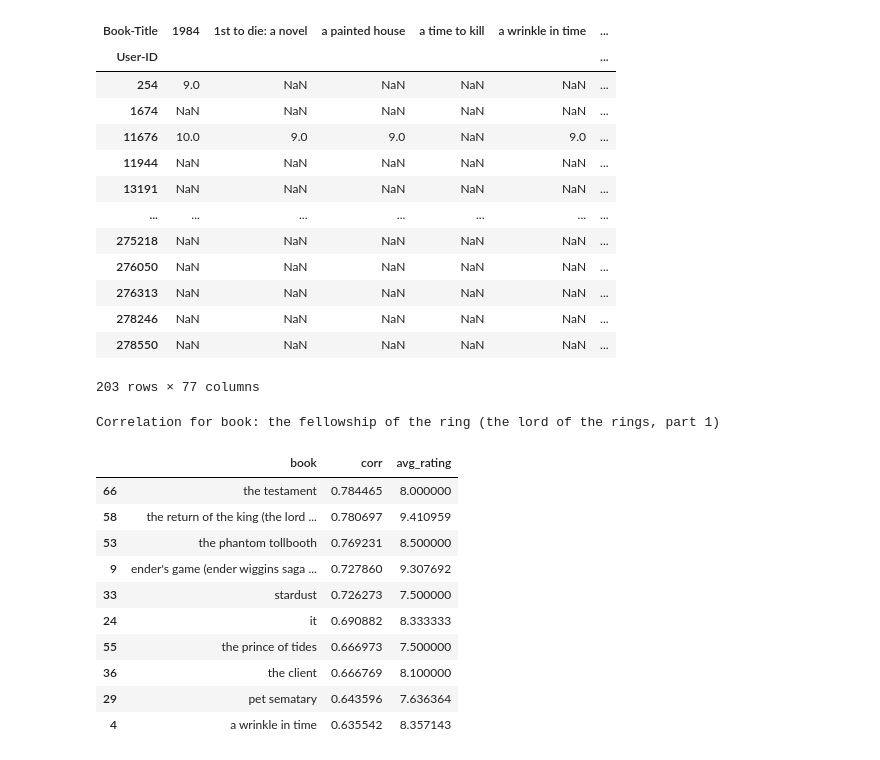
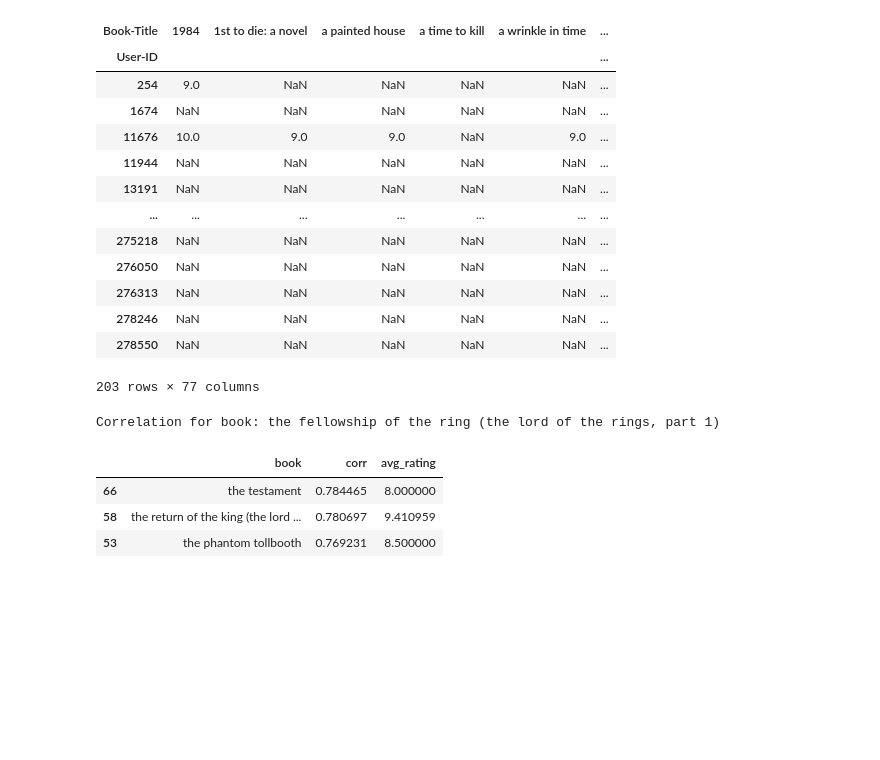
Before and after one commit to daim77/different, a Jupyter notebook: book_task.ipynb, the cells around one changed output. Drawn from its saved outputs; the diff is of its cells as text; code cells hidden in the pictures; blank space fills up the shorter version.

```diff
--- a/book_task.ipynb
+++ b/book_task.ipynb
@@ -178,9 +178,6 @@ dataset_for_corr
 203 rows × 77 columns
 # %%
 LoR_list = ['the fellowship of the ring (the lord of the rings, part 1)']
-
-result_list = []
-worst_list = []
 
 for LoR_book in LoR_list:
 
@@ -204,28 +201,14 @@ for LoR_book in LoR_list:
 
 
     corr_fellowship = pd.DataFrame(list(zip(book_titles, correlations, avgrating)), columns=['book','corr','avg_rating'])
-    corr_fellowship.head()
-
-    result_list.append(corr_fellowship.sort_values('corr', ascending = False).head(10))
-
-    worst_list.append(corr_fellowship.sort_values('corr', ascending = False).tail(10))
 
 print("Correlation for book:", LoR_list[0])
-
-rslt = result_list[0]
 # %% [output]
 Correlation for book: the fellowship of the ring (the lord of the rings, part 1)
-# %%
-result_list[0]
-# %% [output]
-|  | book | corr | avg_rating |
-| 66 | the testament | 0.784465 | 8.000000 |
-| 58 | the return of the king (the lord ... | 0.780697 | 9.410959 |
-| 53 | the phantom tollbooth | 0.769231 | 8.500000 |
-| 9 | ender's game (ender wiggins saga ... | 0.727860 | 9.307692 |
-| 33 | stardust | 0.726273 | 7.500000 |
-| 24 | it | 0.690882 | 8.333333 |
-| 55 | the prince of tides | 0.666973 | 7.500000 |
-| 36 | the client | 0.666769 | 8.100000 |
-| 29 | pet sematary | 0.643596 | 7.636364 |
-| 4 | a wrinkle in time | 0.635542 | 8.357143 |
+# %%
+corr_fellowship.sort_values('corr', ascending = False).iloc[:3, :]
+# %% [output]
+|  | book | corr | avg_rating |
+| 66 | the testament | 0.784465 | 8.000000 |
+| 58 | the return of the king (the lord ... | 0.780697 | 9.410959 |
+| 53 | the phantom tollbooth | 0.769231 | 8.500000 |
```
Also changed, not shown: 1 other file.
